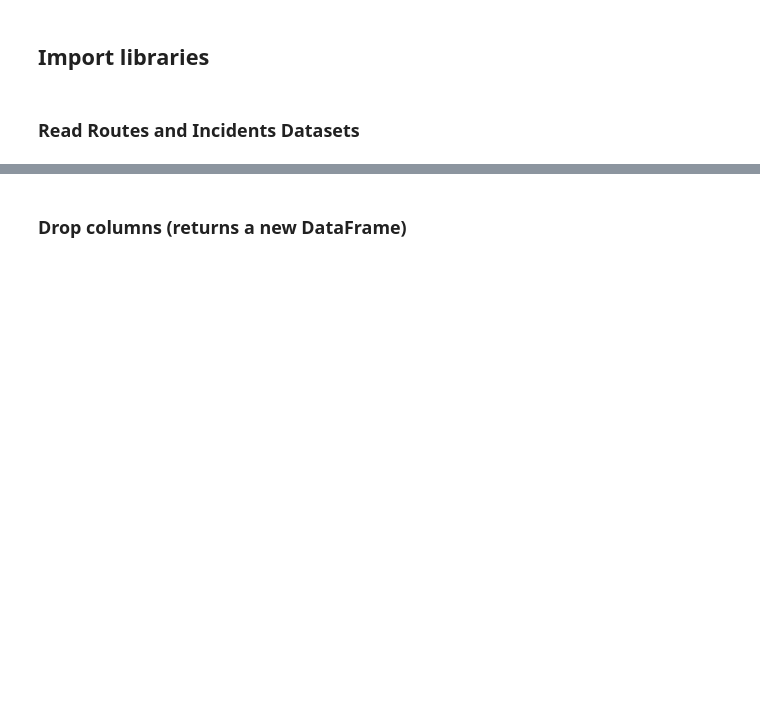
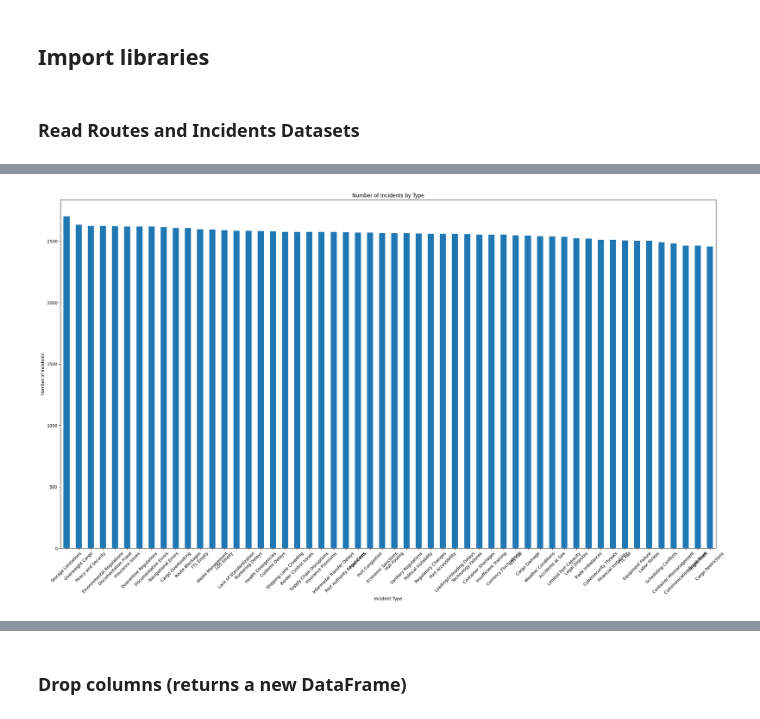
Before and after one commit to ponsingh/Safe-Seas, a Jupyter notebook: ML/safe_seas.ipynb, the cells around one changed output, grey strips where cells are left out. Saved outputs shown, nothing was run; the diff lists cells and outputs as text; code cells hidden in the pictures; blank space fills up the shorter version.

```diff
--- a/ML/safe_seas.ipynb
+++ b/ML/safe_seas.ipynb
@@ -19,0 +241,5 @@ incidents_df=pd.read_csv("../Files/ShippingIncident.csv")
+# %%
+# Fill missing Severity with the most frequent value
+incidents_df['Severity'].fillna(most_frequent_severity, inplace=True)
+
+incidents_df.isnull().sum()
@@ -19,0 +265,11 @@ incidents_df=pd.read_csv("../Files/ShippingIncident.csv")
+# %%
+# Bar chart of incident types
+plt.figure(figsize=(28, 15))
+incidents_df['Incident_Type'].value_counts().plot(kind='bar')
+plt.title('Number of Incidents by Type')
+plt.xlabel('Incident Type')
+plt.ylabel('Number of Incidents')
+plt.xticks(rotation=45)
+plt.show()
+# %% [output]
+[figure, added]
```
Also changed, not shown: parts of 45 cells of this notebook, 18 other files.
